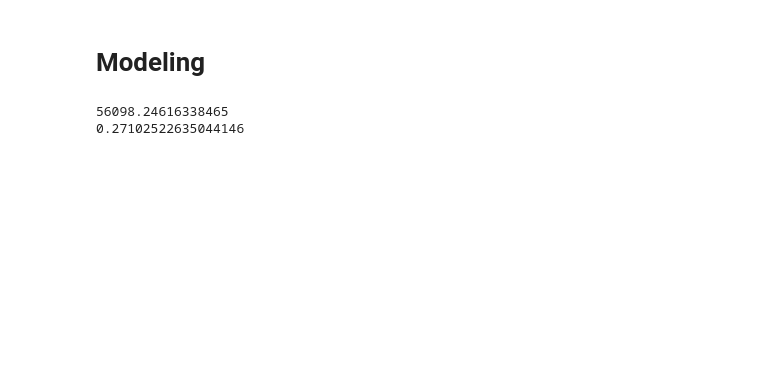
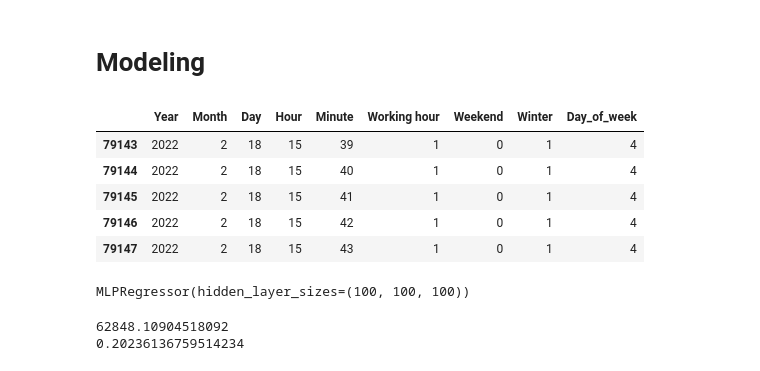
Before and after one commit to cojre/ml-project-2-stockdataholm, a Jupyter notebook: main.ipynb, the cells around one changed output. Saved outputs shown, nothing was run; the diff lists cells and outputs as text; code cells hidden in the pictures; blank space fills up the shorter version.

```diff
--- a/main.ipynb
+++ b/main.ipynb
@@ -389,24 +389,36 @@ from math import sqrt
 from sklearn.metrics import r2_score
 # %%
 target_column = ['Value']
-predictors = list(set(list(df.columns)) - set(target_column) - set(['Mean', 'Variance', 'Normalized', 'Date']))
+predictors = list(set(list(df.columns)) - set(target_column) - set(['Mean', 'Variance', 'Normalized', 'Date', 'Second']))
 
 
 X = df[predictors]
 y = df[target_column]
-X_train, X_test, y_train, y_test = train_test_split(X, y, test_size = 0.2, random_state=42)
+# Split into 70% train and 30% test not random to keep the time order
+X_train, X_test, y_train, y_test = train_test_split(X, y, test_size=0.3, shuffle=False)
+# %%
+X.head()
+# %% [output]
+|  | Year | Month | Day | Hour | Minute | Working hour | Weekend | Winter | Day_of_week |
+| 79143 | 2022 | 2 | 18 | 15 | 39 | 1 | 0 | 1 | 4 |
+| 79144 | 2022 | 2 | 18 | 15 | 40 | 1 | 0 | 1 | 4 |
+| 79145 | 2022 | 2 | 18 | 15 | 41 | 1 | 0 | 1 | 4 |
+| 79146 | 2022 | 2 | 18 | 15 | 42 | 1 | 0 | 1 | 4 |
+| 79147 | 2022 | 2 | 18 | 15 | 43 | 1 | 0 | 1 | 4 |
 # %%
 #Bon j'ai un peu copie ca d'un site mais il aime pas le datetime, a changer mais je pense c'est une bonne base
 reg_all = MLPRegressor(hidden_layer_sizes=(100, 100, 100), activation='relu', solver='adam', alpha=0.0001, batch_size='auto', learning_rate='constant', learning_rate_init=0.001, power_t=0.5, max_iter=200, shuffle=True, random_state=None, tol=0.0001, verbose=False, warm_start=False, momentum=0.9, nesterovs_momentum=True, early_stopping=False, validation_fraction=0.1, beta_1=0.9, beta_2=0.999, epsilon=1e-08)
 reg_all.fit(X_train, y_train)
-
-y_pred = reg_all.predict(X_test)
-
-rmse = sqrt(mean_squared_error(y_test, y_pred))
-r2 = r2_score(y_test, y_pred)
-
-print(rmse)
-print(r2)
 # %% [output]
-56098.24616338465
-0.27102522635044146
+MLPRegressor(hidden_layer_sizes=(100, 100, 100))
+# %%
+y_pred = reg_all.predict(X_test)
+
+rmse = sqrt(mean_squared_error(y_test, y_pred))
+r2 = r2_score(y_test, y_pred)
+
+print(rmse)
+print(r2)
+# %% [output]
+62848.10904518092
+0.20236136759514234
```
Also changed, not shown: parts of 5 cells of this notebook.
